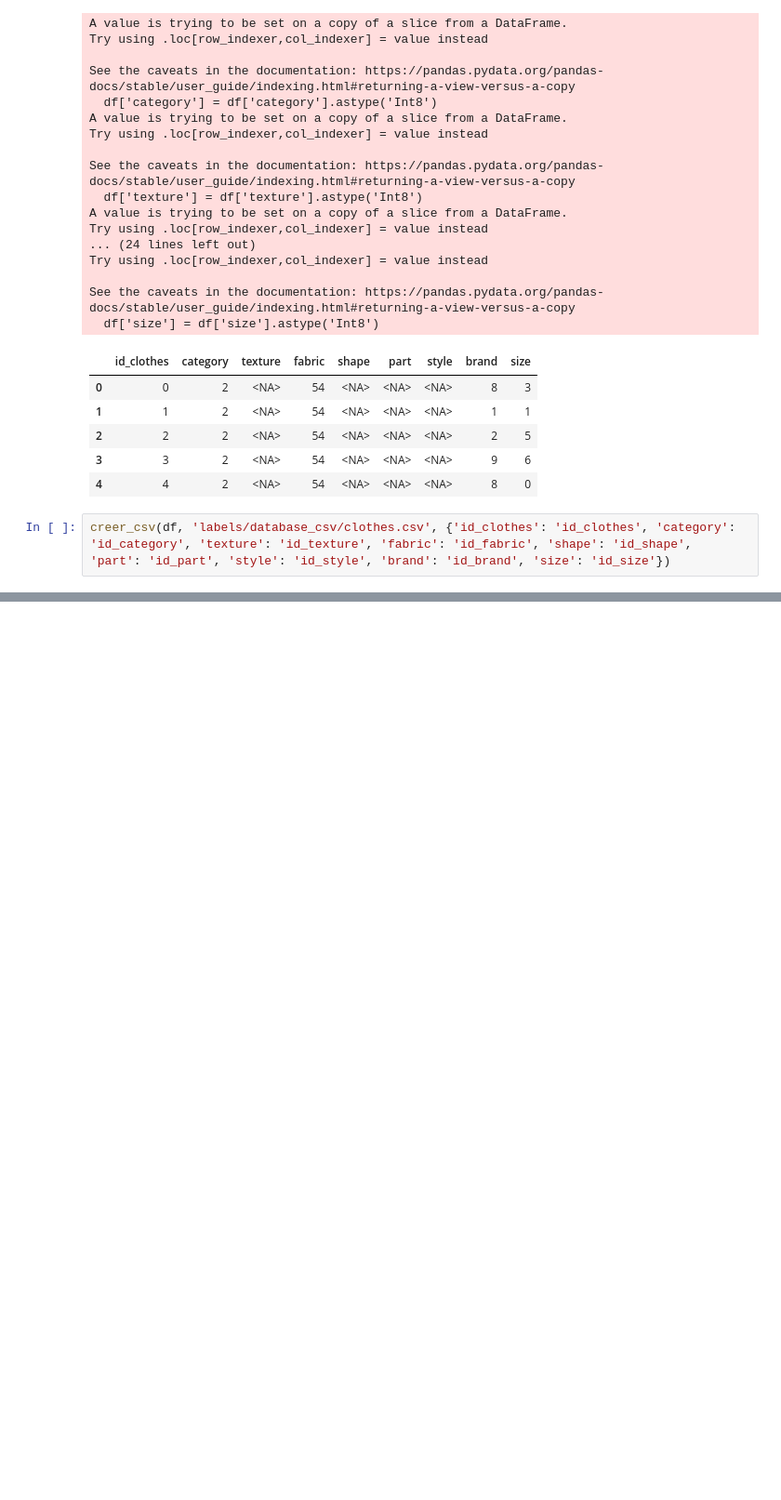
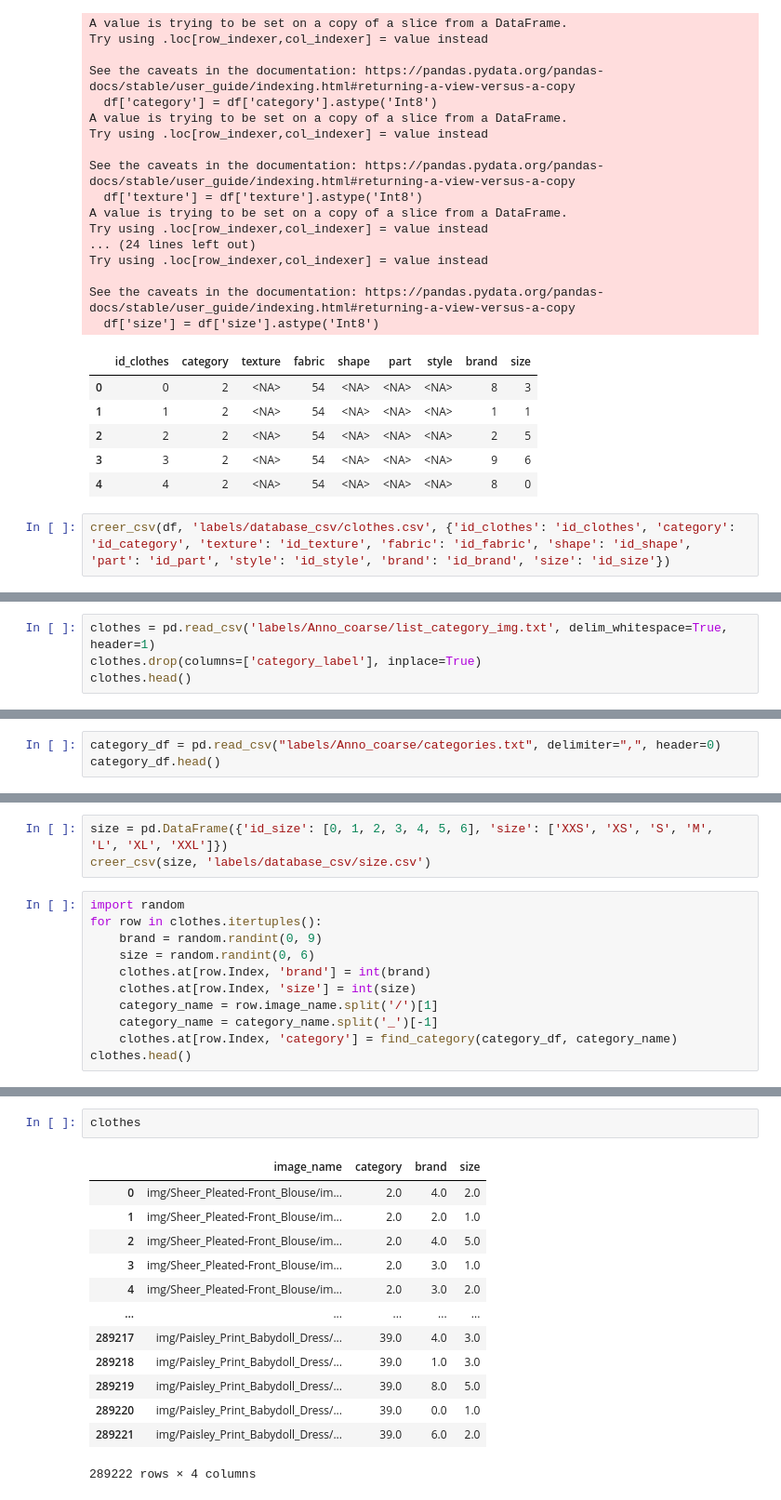
Before and after one commit to Vitally05/TO52_Clothes_detection, a Jupyter notebook: 1database_files.ipynb, the cells around one changed output, grey strips where cells are left out. Shown at 93% size. Cells and saved outputs as stored; diff of their text form; blank space fills up the shorter version.

Commit message:
new database files

```diff
--- a/1database_files.ipynb
+++ b/1database_files.ipynb
@@ -373,0 +394,4 @@ creer_csv(df, 'labels/database_csv/clothes.csv', {'id_clothes': 'id_clothes', 'c
+# %%
+clothes = pd.read_csv('labels/Anno_coarse/list_category_img.txt', delim_whitespace=True, header=1)
+clothes.drop(columns=['category_label'], inplace=True)
+clothes.head()
@@ -373,0 +405,3 @@ creer_csv(df, 'labels/database_csv/clothes.csv', {'id_clothes': 'id_clothes', 'c
+# %%
+category_df = pd.read_csv("labels/Anno_coarse/categories.txt", delimiter=",", header=0)
+category_df.head()
@@ -373,0 +418,14 @@ creer_csv(df, 'labels/database_csv/clothes.csv', {'id_clothes': 'id_clothes', 'c
+# %%
+size = pd.DataFrame({'id_size': [0, 1, 2, 3, 4, 5, 6], 'size': ['XXS', 'XS', 'S', 'M', 'L', 'XL', 'XXL']})
+creer_csv(size, 'labels/database_csv/size.csv')
+# %%
+import random
+for row in clothes.itertuples():
+    brand = random.randint(0, 9)
+    size = random.randint(0, 6)
+    clothes.at[row.Index, 'brand'] = int(brand)
+    clothes.at[row.Index, 'size'] = int(size)
+    category_name = row.image_name.split('/')[1]
+    category_name = category_name.split('_')[-1]
+    clothes.at[row.Index, 'category'] = find_category(category_df, category_name)
+clothes.head()
@@ -373,0 +439,16 @@ creer_csv(df, 'labels/database_csv/clothes.csv', {'id_clothes': 'id_clothes', 'c
+# %%
+clothes
+# %% [output]
+|  | image_name | category | brand | size |
+| 0 | img/Sheer_Pleated-Front_Blouse/im... | 2.0 | 4.0 | 2.0 |
+| 1 | img/Sheer_Pleated-Front_Blouse/im... | 2.0 | 2.0 | 1.0 |
+| 2 | img/Sheer_Pleated-Front_Blouse/im... | 2.0 | 4.0 | 5.0 |
+| 3 | img/Sheer_Pleated-Front_Blouse/im... | 2.0 | 3.0 | 1.0 |
+| 4 | img/Sheer_Pleated-Front_Blouse/im... | 2.0 | 3.0 | 2.0 |
+| ... | ... | ... | ... | ... |
+| 289217 | img/Paisley_Print_Babydoll_Dress/... | 39.0 | 4.0 | 3.0 |
+| 289218 | img/Paisley_Print_Babydoll_Dress/... | 39.0 | 1.0 | 3.0 |
+| 289219 | img/Paisley_Print_Babydoll_Dress/... | 39.0 | 8.0 | 5.0 |
+| 289220 | img/Paisley_Print_Babydoll_Dress/... | 39.0 | 0.0 | 1.0 |
+| 289221 | img/Paisley_Print_Babydoll_Dress/... | 39.0 | 6.0 | 2.0 |
+289222 rows × 4 columns
```
Also changed, not shown: parts of 13 cells of this notebook.
